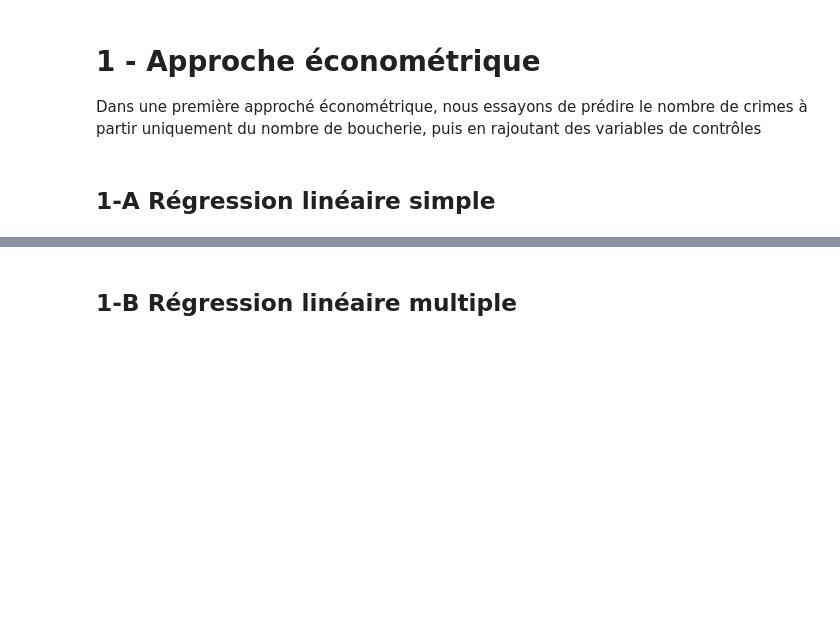
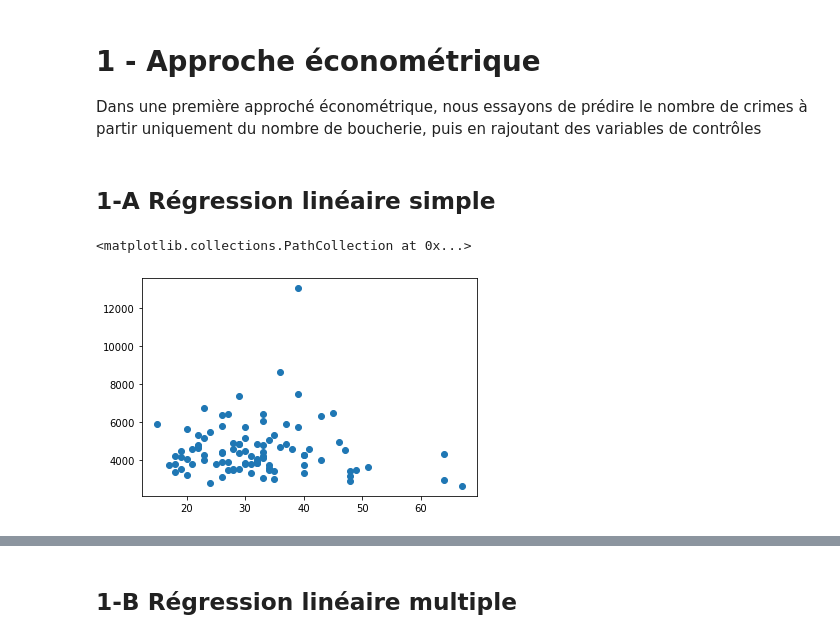
Before and after one commit to cthiounn/python-datascience-ENSAE-2A, a Jupyter notebook: Etude départementale/3_Modelisation_departementale.ipynb, the cells around one changed output, grey strips where cells are left out. Cells and saved outputs as stored; diff of their text form; code cells hidden in the pictures; blank space fills up the shorter version.

```diff
--- a/Etude départementale/3_Modelisation_departementale.ipynb
+++ b/Etude départementale/3_Modelisation_departementale.ipynb
@@ -25,26 +39,21 @@ Dans une première approché économétrique, nous essayons de prédire le nombr
 # %%
 # Code from https://towardsdatascience.com/simulating-replicating-r-regression-plot-in-python-using-sklearn-4ee48a15b67
 
 lm = LinearRegression()
 
-
-df_train, df_test = train_test_split(donnees_2018_hab,
-                                     train_size = 0.7,
-                                     test_size = 0.3
-                                    )
-
-X_train=df_train[[ 'Nb_Boucherie_dep_hab']]
-y_train=df_train[['Crim_Del_PN_GN_hab']]
+X_train=donnees_2018_hab[[ 'Nb_Boucherie_dep_hab']]
+y_train=donnees_2018_hab[['Crim_Del_PN_GN_hab']]
 
 lm.fit(X_train, y_train)
 
-X_test=df_test[['Nb_Boucherie_dep_hab']]
-y_test=df_test[['Crim_Del_PN_GN_hab']]
 
 # # for predictions
-predictions = lm.predict(X_test)
+predictions = lm.predict(X_train)
 
 beta_hat = [lm.intercept_.tolist()] + lm.coef_.tolist()
 beta_hat
 plt.scatter(X_train, y_train)
+# %% [output]
+<matplotlib.collections.PathCollection at 0x...>
+[figure, added]
 # %%
```
Also changed, not shown: parts of 8 cells of this notebook, 2 other files.
